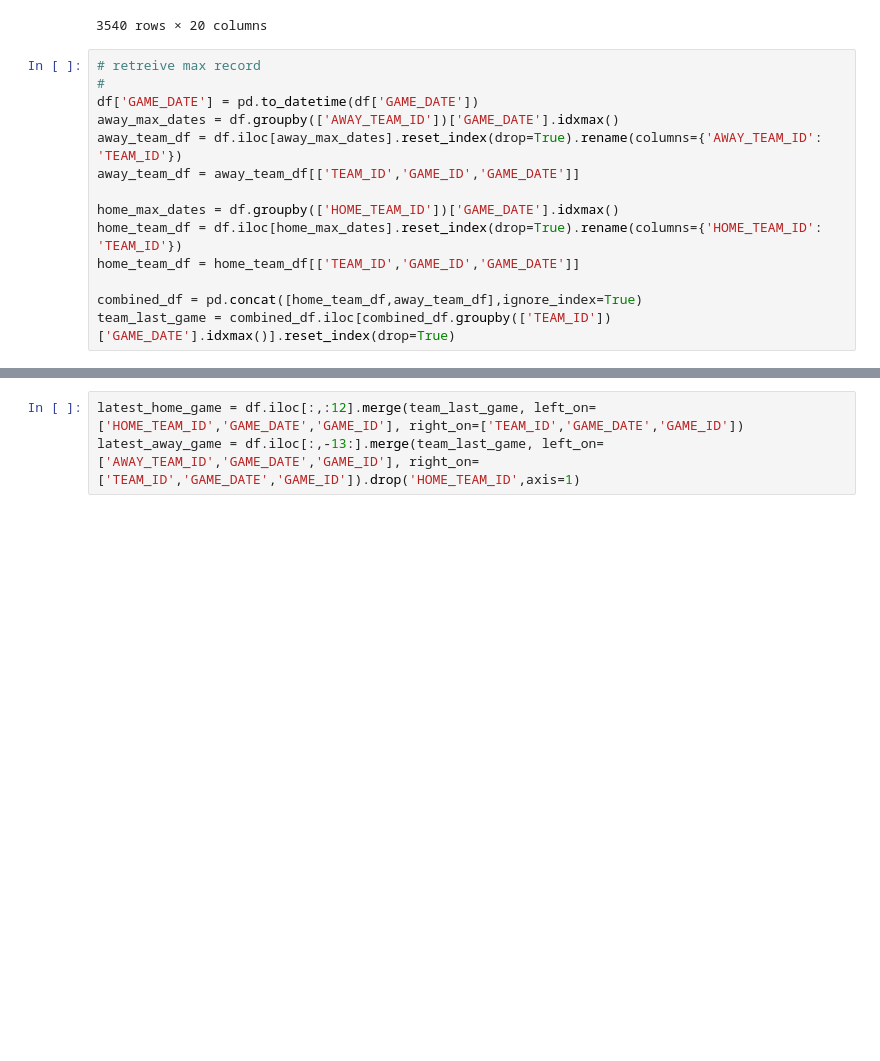
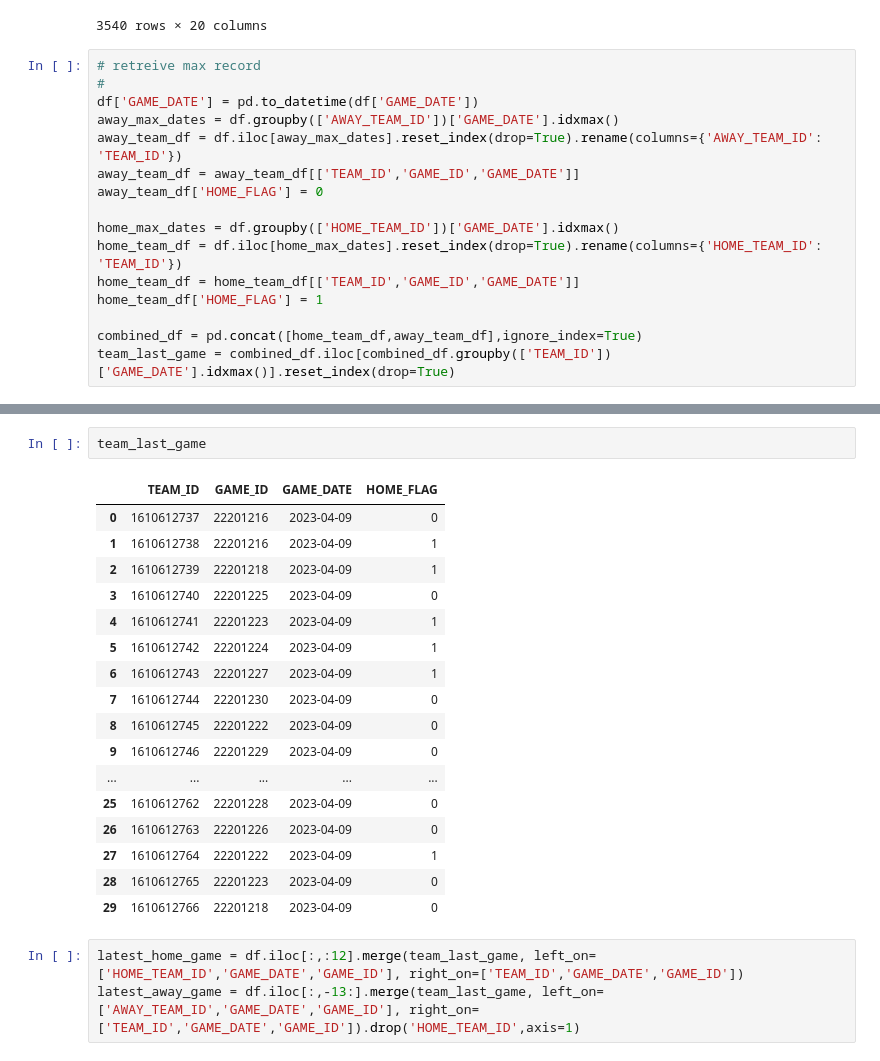
Before and after one commit to TheResearchLab/Practice, a Jupyter notebook: Streamlit-Basketball-App/data_ingest.ipynb, the cells around one changed output, grey strips where cells are left out. Saved outputs shown, nothing was run; the diff lists cells and outputs as text; blank space fills up the shorter version.

```diff
--- a/Streamlit-Basketball-App/data_ingest.ipynb
+++ b/Streamlit-Basketball-App/data_ingest.ipynb
@@ -422,10 +186,12 @@ df['GAME_DATE'] = pd.to_datetime(df['GAME_DATE'])
 away_max_dates = df.groupby(['AWAY_TEAM_ID'])['GAME_DATE'].idxmax()
 away_team_df = df.iloc[away_max_dates].reset_index(drop=True).rename(columns={'AWAY_TEAM_ID': 'TEAM_ID'})
 away_team_df = away_team_df[['TEAM_ID','GAME_ID','GAME_DATE']]
+away_team_df['HOME_FLAG'] = 0
 
 home_max_dates = df.groupby(['HOME_TEAM_ID'])['GAME_DATE'].idxmax()
 home_team_df = df.iloc[home_max_dates].reset_index(drop=True).rename(columns={'HOME_TEAM_ID': 'TEAM_ID'})
 home_team_df = home_team_df[['TEAM_ID','GAME_ID','GAME_DATE']]
+home_team_df['HOME_FLAG'] = 1
 
 combined_df = pd.concat([home_team_df,away_team_df],ignore_index=True)
 team_last_game = combined_df.iloc[combined_df.groupby(['TEAM_ID'])['GAME_DATE'].idxmax()].reset_index(drop=True)
@@ -448,3 +198,23 @@ df.iloc[:,-13:]
+# %%
+team_last_game
+# %% [output]
+|  | TEAM_ID | GAME_ID | GAME_DATE | HOME_FLAG |
+| 0 | 1610612737 | 22201216 | 2023-04-09 | 0 |
+| 1 | 1610612738 | 22201216 | 2023-04-09 | 1 |
+| 2 | 1610612739 | 22201218 | 2023-04-09 | 1 |
+| 3 | 1610612740 | 22201225 | 2023-04-09 | 0 |
+| 4 | 1610612741 | 22201223 | 2023-04-09 | 1 |
+| 5 | 1610612742 | 22201224 | 2023-04-09 | 1 |
+| 6 | 1610612743 | 22201227 | 2023-04-09 | 1 |
+| 7 | 1610612744 | 22201230 | 2023-04-09 | 0 |
+| 8 | 1610612745 | 22201222 | 2023-04-09 | 0 |
+| 9 | 1610612746 | 22201229 | 2023-04-09 | 0 |
+| ... | ... | ... | ... | ... |
+| 25 | 1610612762 | 22201228 | 2023-04-09 | 0 |
+| 26 | 1610612763 | 22201226 | 2023-04-09 | 0 |
+| 27 | 1610612764 | 22201222 | 2023-04-09 | 1 |
+| 28 | 1610612765 | 22201223 | 2023-04-09 | 0 |
+| 29 | 1610612766 | 22201218 | 2023-04-09 | 0 |
 # %%
 latest_home_game = df.iloc[:,:12].merge(team_last_game, left_on=['HOME_TEAM_ID','GAME_DATE','GAME_ID'], right_on=['TEAM_ID','GAME_DATE','GAME_ID'])
 latest_away_game = df.iloc[:,-13:].merge(team_last_game, left_on=['AWAY_TEAM_ID','GAME_DATE','GAME_ID'], right_on=['TEAM_ID','GAME_DATE','GAME_ID']).drop('HOME_TEAM_ID',axis=1)
```
Also changed, not shown: parts of 17 cells of this notebook.
